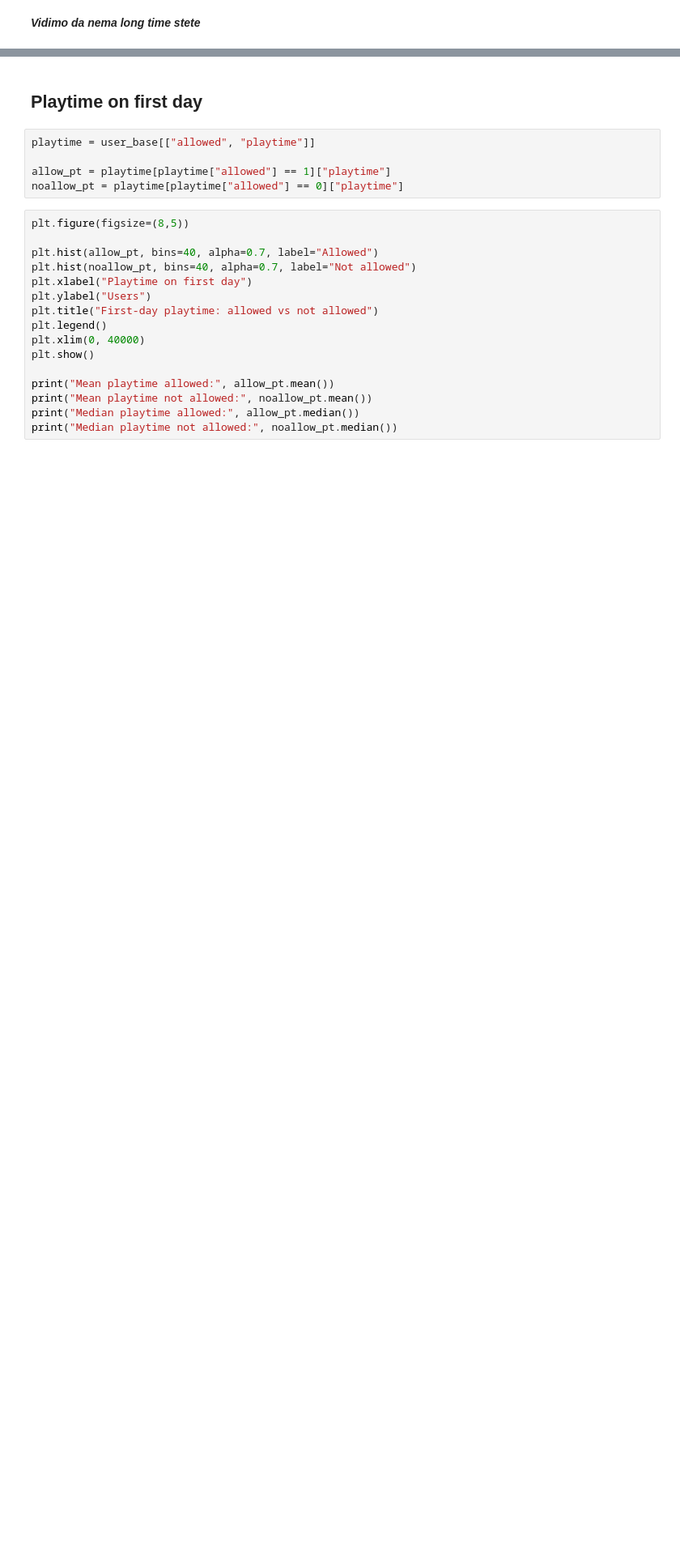
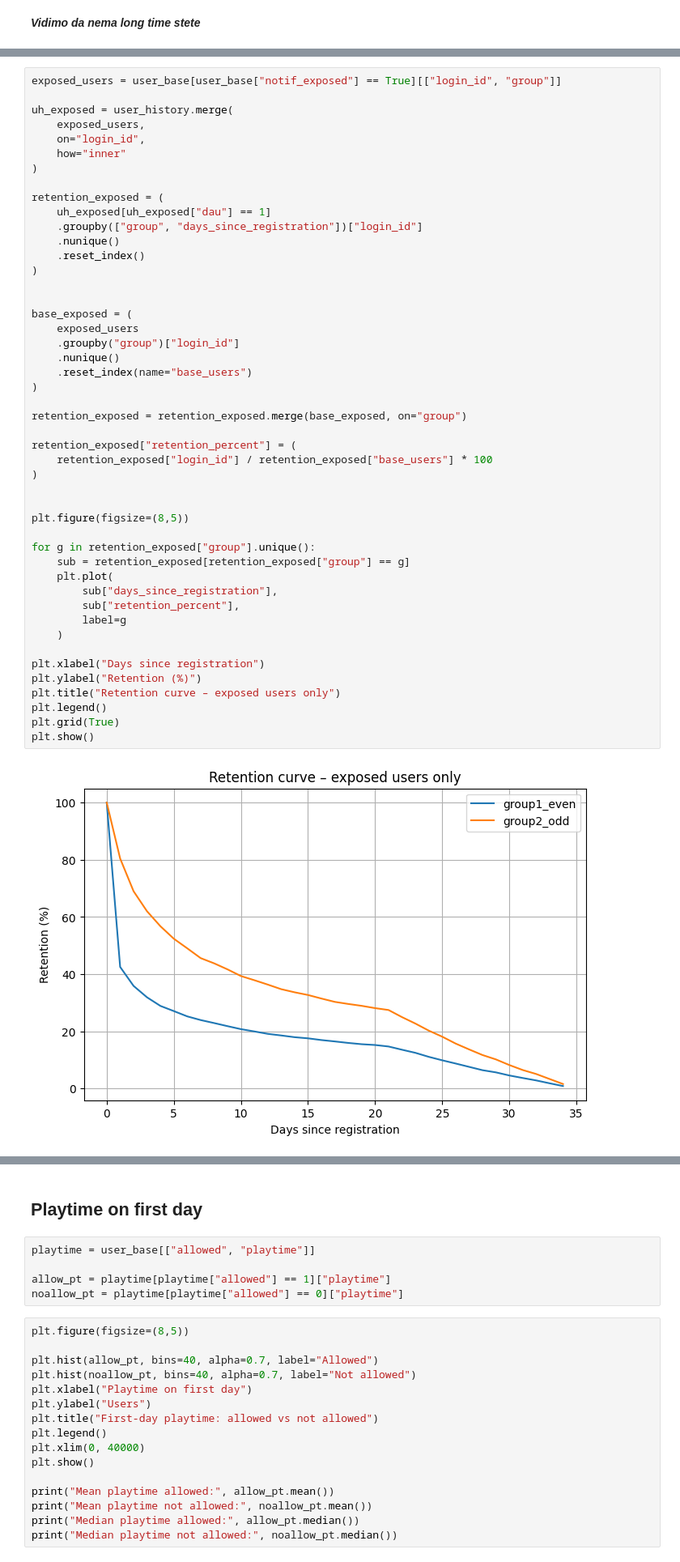
Before and after one commit to dobrosavljevicnenad/nordeus-notification-abtest-retention-ml, a Jupyter notebook: notebooks/02_exploratory_data_analysis.ipynb, the cells around one changed output, grey strips where cells are left out. Shown at 81% size. Saved outputs shown, nothing was run; the diff lists cells and outputs as text; blank space fills up the shorter version.

```diff
--- a/notebooks/02_exploratory_data_analysis.ipynb
+++ b/notebooks/02_exploratory_data_analysis.ipynb
@@ -127,0 +132,49 @@ plt.show()
+# %%
+exposed_users = user_base[user_base["notif_exposed"] == True][["login_id", "group"]]
+
+uh_exposed = user_history.merge(
+    exposed_users,
+    on="login_id",
+    how="inner"
+)
+
+retention_exposed = (
+    uh_exposed[uh_exposed["dau"] == 1]
+    .groupby(["group", "days_since_registration"])["login_id"]
+    .nunique()
+    .reset_index()
+)
+
+
+base_exposed = (
+    exposed_users
+    .groupby("group")["login_id"]
+    .nunique()
+    .reset_index(name="base_users")
+)
+
+retention_exposed = retention_exposed.merge(base_exposed, on="group")
+
+retention_exposed["retention_percent"] = (
+    retention_exposed["login_id"] / retention_exposed["base_users"] * 100
+)
+
+
+plt.figure(figsize=(8,5))
+
+for g in retention_exposed["group"].unique():
+    sub = retention_exposed[retention_exposed["group"] == g]
+    plt.plot(
+        sub["days_since_registration"],
+        sub["retention_percent"],
+        label=g
+    )
+
+plt.xlabel("Days since registration")
+plt.ylabel("Retention (%)")
+plt.title("Retention curve – exposed users only")
+plt.legend()
+plt.grid(True)
+plt.show()
+# %% [output]
+[figure, added]
```
Also changed, not shown: parts of 4 cells of this notebook.
